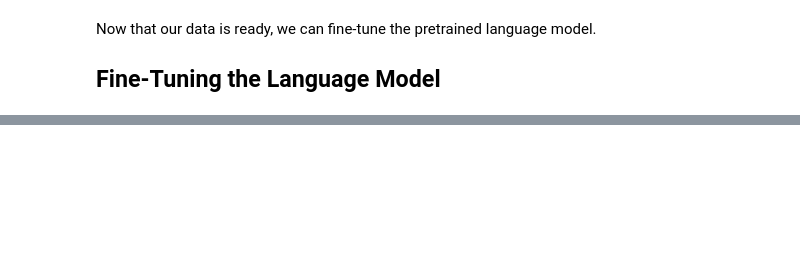
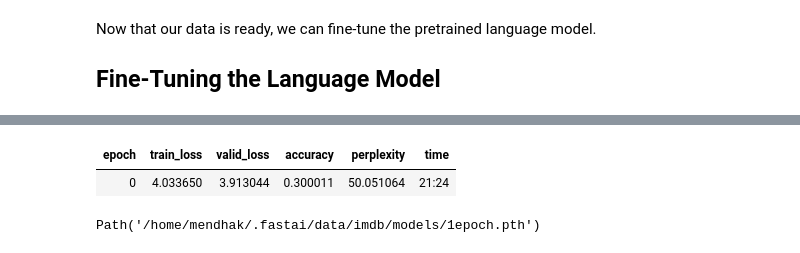
Before and after one commit to mendhak/fastai_lessons, a Jupyter notebook: 016_nlp_intro.ipynb, the cells around one changed output, grey strips where cells are left out. Cells and saved outputs as stored; diff of their text form; code cells hidden in the pictures; blank space fills up the shorter version.

```diff
--- a/016_nlp_intro.ipynb
+++ b/016_nlp_intro.ipynb
@@ -158,2 +262,11 @@ learn = language_model_learner(
 # %%
+torch.cuda.empty_cache()
 learn.fit_one_cycle(1, 2e-2)
+# %% [output]
+| epoch | train_loss | valid_loss | accuracy | perplexity | time |
+| 0 | 4.033650 | 3.913044 | 0.300011 | 50.051064 | 21:24 |
+# %%
+# Now save this first epoch.  It is saved to learn.path/models/
+learn.save('1epoch')
+# %% [output]
+Path('/home/mendhak/.fastai/data/imdb/models/1epoch.pth')
```
Also changed, not shown: parts of 39 cells of this notebook, 1 other file.
